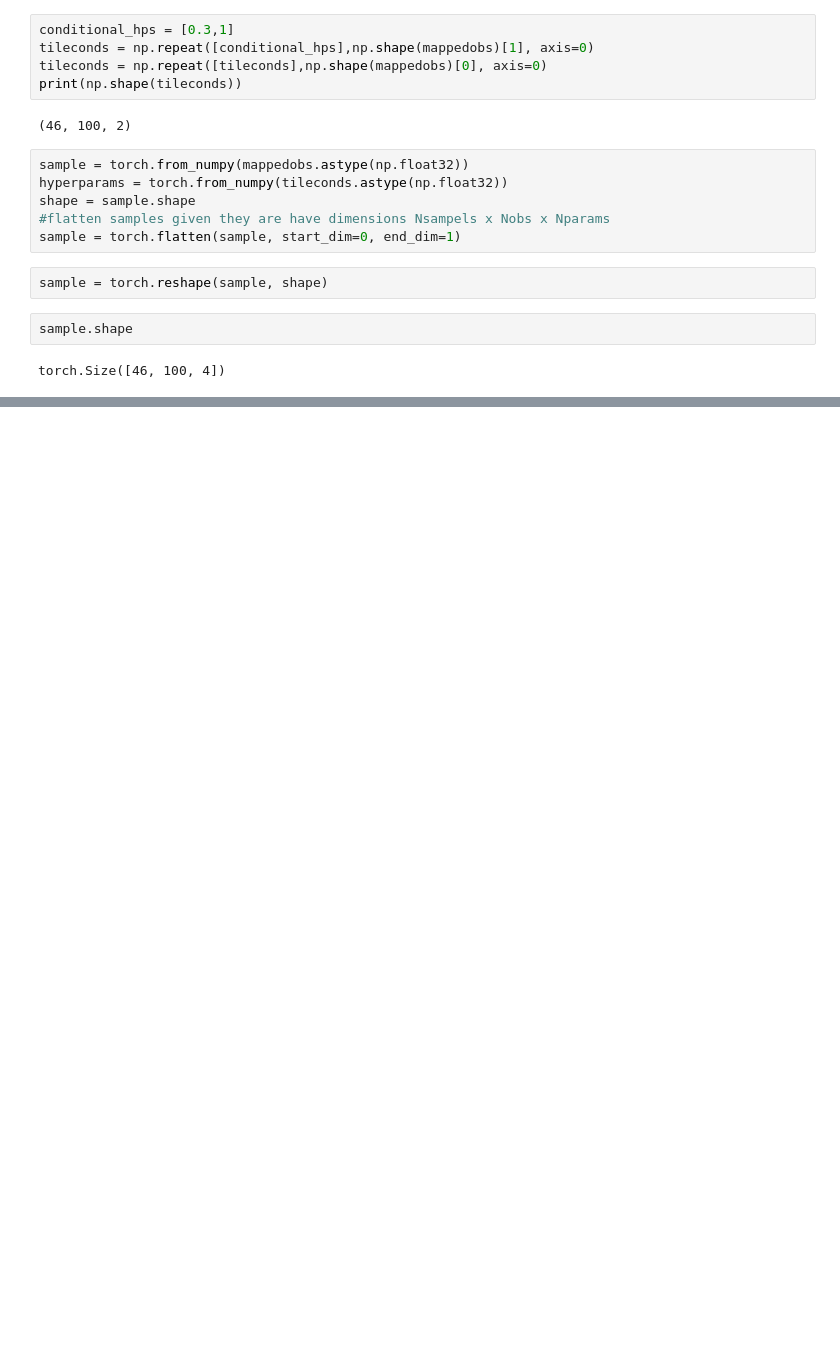
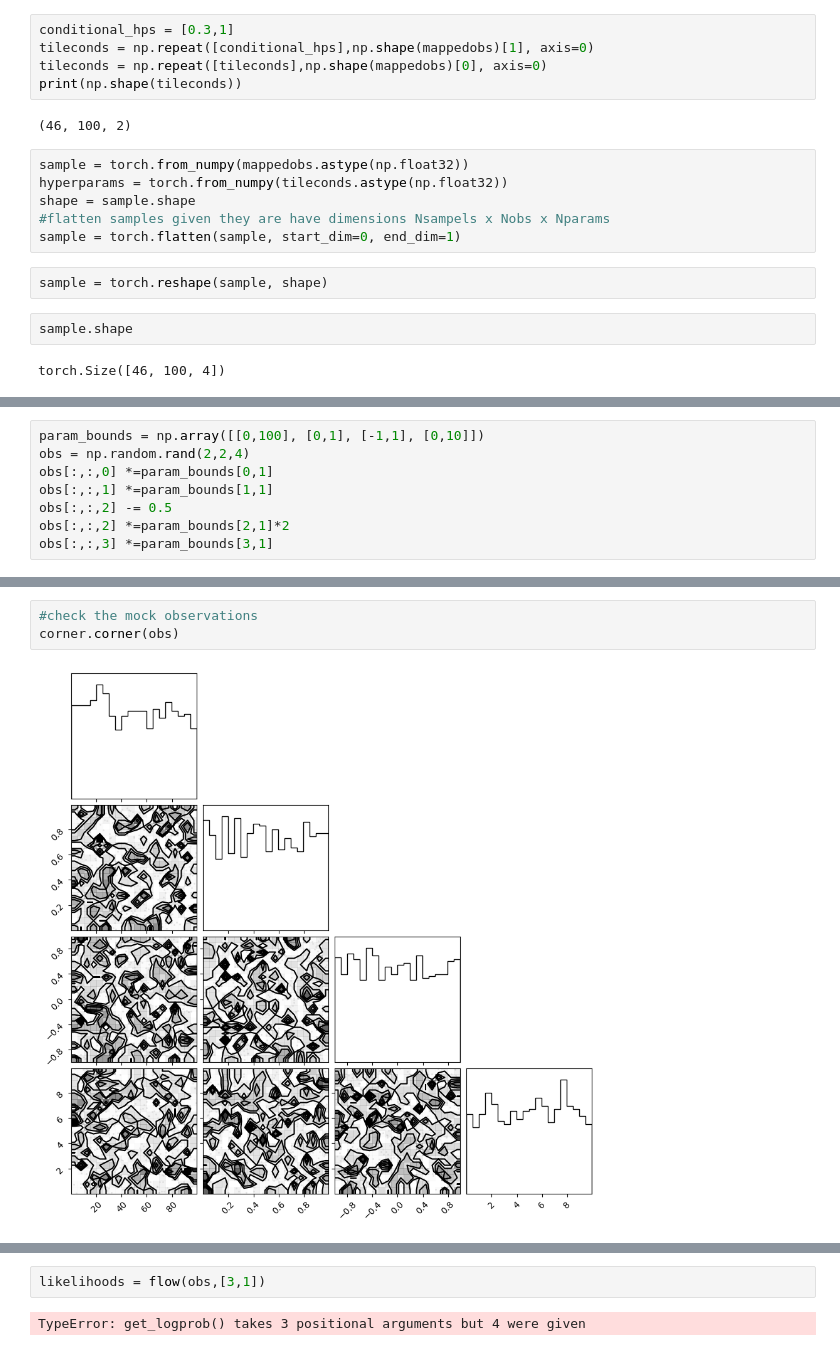
Before and after one commit to michaelzevin/model_selection, a Jupyter notebook: testing_inference.ipynb, the cells around one changed output, grey strips where cells are left out. Drawn from its saved outputs; the diff is of its cells as text; blank space fills up the shorter version.

Commit message:
testing likelihoods, need to check likelihood dim

```diff
--- a/testing_inference.ipynb
+++ b/testing_inference.ipynb
@@ -409,0 +423,8 @@ torch.Size([46, 100, 4])
+# %%
+param_bounds = np.array([[0,100], [0,1], [-1,1], [0,10]])
+obs = np.random.rand(2,2,4)
+obs[:,:,0] *=param_bounds[0,1]
+obs[:,:,1] *=param_bounds[1,1]
+obs[:,:,2] -= 0.5
+obs[:,:,2] *=param_bounds[2,1]*2
+obs[:,:,3] *=param_bounds[3,1]
@@ -409,0 +439,5 @@ torch.Size([46, 100, 4])
+# %%
+#check the mock observations
+corner.corner(obs)
+# %% [output]
+[figure, added]
@@ -409,0 +445,4 @@ torch.Size([46, 100, 4])
+# %%
+likelihoods = flow(obs,[3,1])
+# %% [output]
+TypeError: get_logprob() takes 3 positional arguments but 4 were given
```
Also changed, not shown: parts of 4 cells of this notebook, 3 other files.
